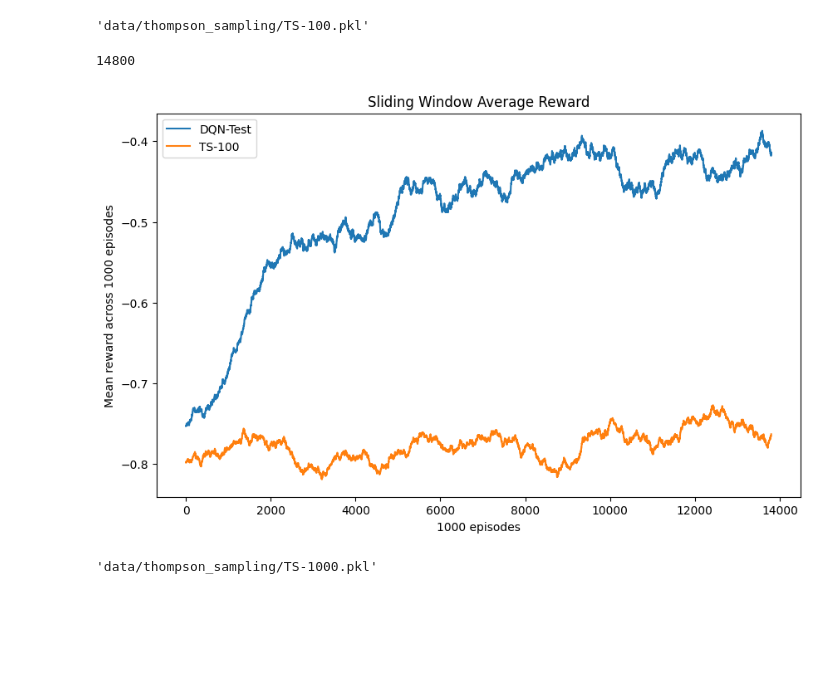
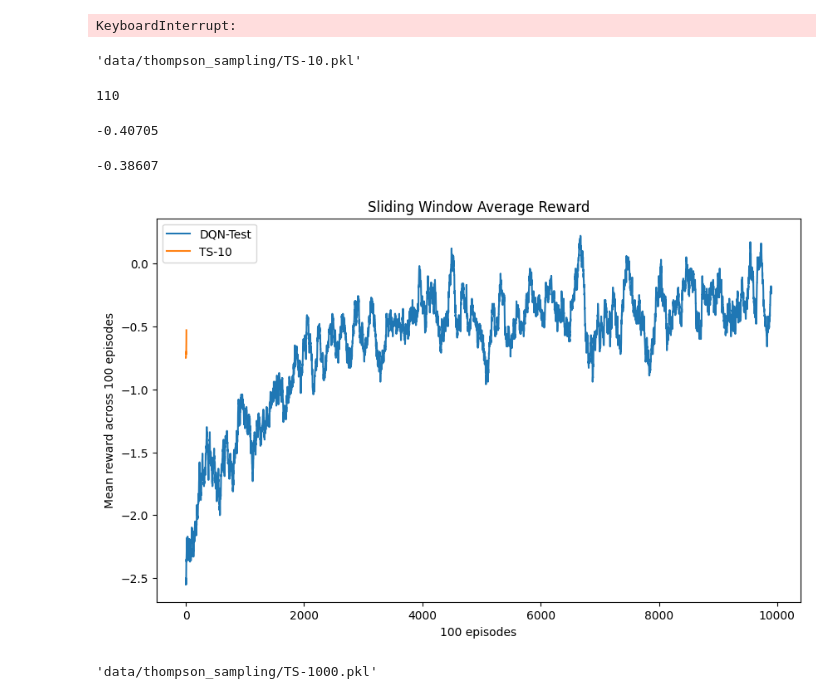
Before and after one commit to luisastue/hc-rl-thompson-sampling, a Jupyter notebook: sepsis/custom_sepsis/src/custom_sepsis/ts.ipynb, the cells around one changed output. Cells and saved outputs as stored; diff of their text form; code cells hidden in the pictures; blank space fills up the shorter version.

Commit message:
First try with factored transition matrix dirichlet

```diff
--- a/sepsis/custom_sepsis/src/custom_sepsis/ts.ipynb
+++ b/sepsis/custom_sepsis/src/custom_sepsis/ts.ipynb
@@ -4,20 +4,25 @@ import numpy as np
 from custom_sepsis import *
 # %%
 # ts_eval = ThompsonSampling.load("data/thompson_sampling/TS-100.pkl")
-dqn_training = Training.load("data/trainings/DQN-Test_object.pkl")
+dqn_training = train_dqn(true_env, 100_000, "Test")
+# dqn_training = Training.load("data/trainings/DQN-Test_object.pkl")
 # %%
-nr_iterations = 1000
-nr_episodes = 100
+nr_iterations = 100
+nr_episodes = 10
 
 episodes = []
 tr = transition_model()
 V = np.zeros(len(STATES))
 learned = [matrix_value_iteration(V, tr)]
-state_counts = np.ones((len(STATES), len(ACTIONS), len(STATES)))
+hr_counts = init_hr_counts()
+bp_counts = init_bp_counts()
+o2_counts = init_o2_counts()
+glu_counts = init_glu_counts()
+state_counts = hr_counts, bp_counts, o2_counts, glu_counts
 pol, V = learned[0]
 # %%
 for _ in range(nr_iterations):
-    tr = transition_model(state_counts)
+    tr = transition_model(state_counts[0], state_counts[1], state_counts[2], state_counts[3])
     opt_pol = matrix_value_iteration(V, tr)
     learned.append(opt_pol)
     pol, V = opt_pol
@@ -25,20 +30,30 @@ for _ in range(nr_iterations):
     for _ in range(nr_episodes):
         episode = run_episode(pol)
         episodes.append(episode)
-        state_counts = update_state_counts(episode, state_counts)
+        state_counts = update_counts(episode, state_counts[0], state_counts[1], state_counts[2], state_counts[3])
+# %% [output]
+KeyboardInterrupt:
 # %%
-ts_eval = ThompsonSampling(len(episodes), episodes, "TS-100", {"description": f"Running {nr_episodes} episodes per iteration. Updating the policy upon each iteration.", "optimization": "Matrix Value Iteration, gamma=0.99, theta=1e-6"})
+ts_eval = ThompsonSampling(len(episodes), episodes, "TS-10", {"description": f"Running {nr_episodes} episodes per iteration. Updating the policy upon each iteration.", "optimization": "Matrix Value Iteration, gamma=0.99, theta=1e-6"})
 ts_eval.save()
 # %% [output]
-'data/thompson_sampling/TS-100.pkl'
+'data/thompson_sampling/TS-10.pkl'
 # %%
 len(ts_eval.episodes)
 # %% [output]
-14800
+110
+# %%
+ts_eval.evaluate_policy(100000)
+# %% [output]
+-0.40705
+# %%
+dqn_training.evaluate_policy(100000)
+# %% [output]
+-0.38607
 # %%
-plot_rewards([dqn_training, ts_eval], len(ts_eval.episodes), 1000)
+plot_rewards([dqn_training, ts_eval], 50000, 100)
 # %% [output]
-[figure, old version]
+[figure, new version]
 # %%
 nr_iterations = 100
 nr_episodes = 1000
```
Also changed, not shown: 1 other file.
